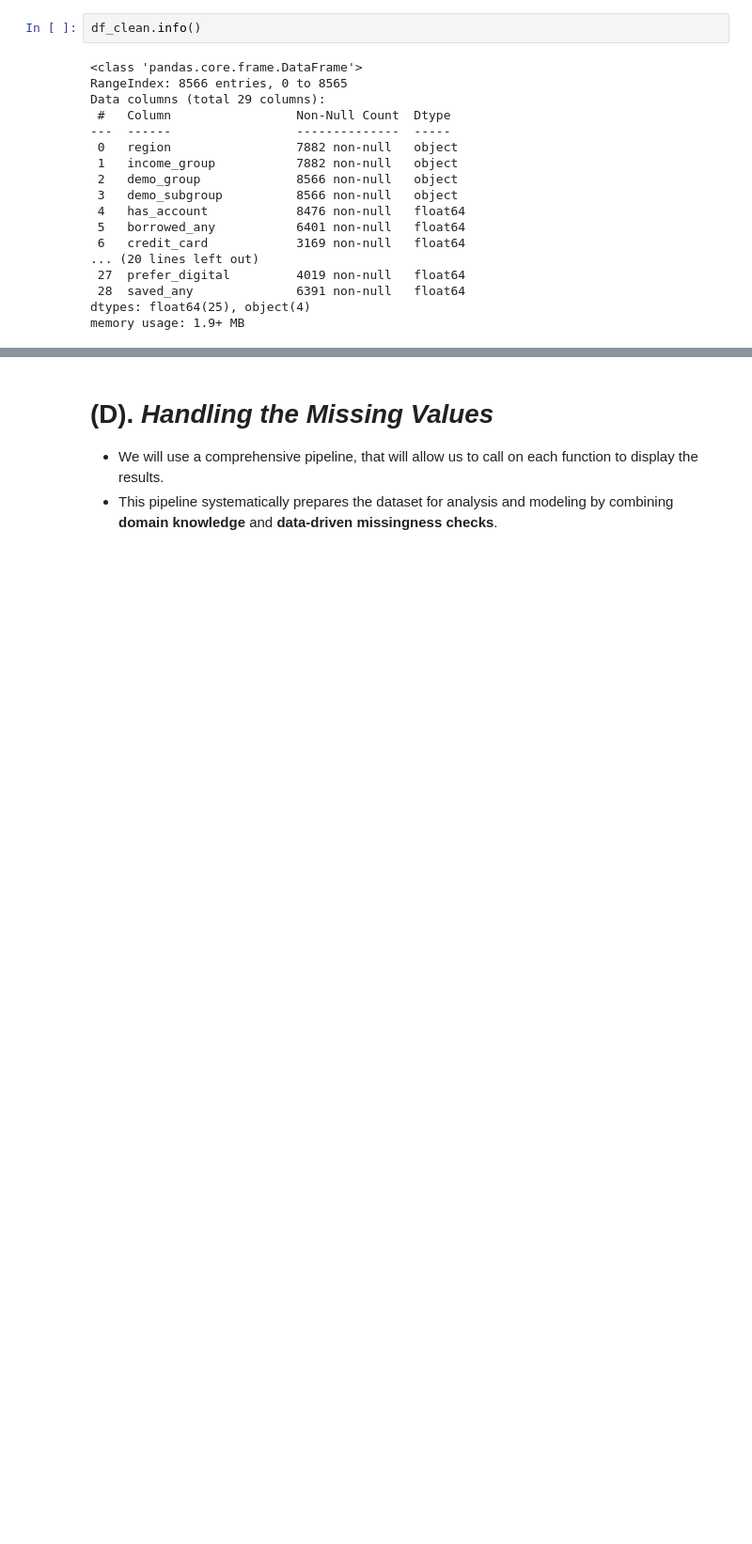
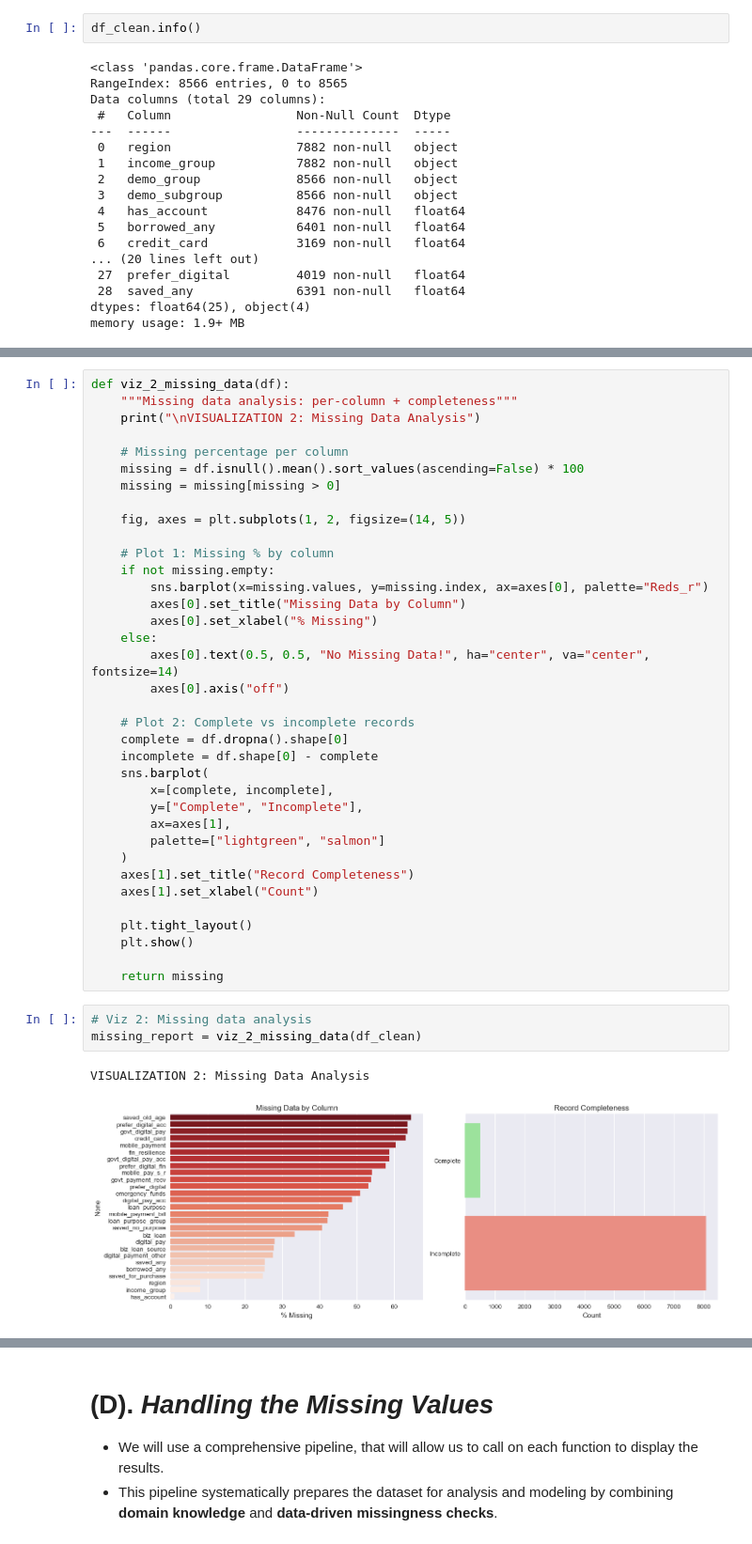
Before and after one commit to VAL-Jerono/FinScope, a Jupyter notebook: FinancialInclusivity.ipynb, the cells around one changed output, grey strips where cells are left out. Shown at 94% size. Saved outputs shown, nothing was run; the diff lists cells and outputs as text; blank space fills up the shorter version.

```diff
--- a/FinancialInclusivity.ipynb
+++ b/FinancialInclusivity.ipynb
@@ -727,0 +843,42 @@ memory usage: 1.9+ MB
+# %%
+def viz_2_missing_data(df):
+    """Missing data analysis: per-column + completeness"""
+    print("\nVISUALIZATION 2: Missing Data Analysis")
+
+    # Missing percentage per column
+    missing = df.isnull().mean().sort_values(ascending=False) * 100
+    missing = missing[missing > 0]
+
+    fig, axes = plt.subplots(1, 2, figsize=(14, 5))
+
+    # Plot 1: Missing % by column
+    if not missing.empty:
+        sns.barplot(x=missing.values, y=missing.index, ax=axes[0], palette="Reds_r")
+        axes[0].set_title("Missing Data by Column")
+        axes[0].set_xlabel("% Missing")
+    else:
+        axes[0].text(0.5, 0.5, "No Missing Data!", ha="center", va="center", fontsize=14)
+        axes[0].axis("off")
+
+    # Plot 2: Complete vs incomplete records
+    complete = df.dropna().shape[0]
+    incomplete = df.shape[0] - complete
+    sns.barplot(
+        x=[complete, incomplete],
+        y=["Complete", "Incomplete"],
+        ax=axes[1],
+        palette=["lightgreen", "salmon"]
+    )
+    axes[1].set_title("Record Completeness")
+    axes[1].set_xlabel("Count")
+
+    plt.tight_layout()
+    plt.show()
+
+    return missing
+# %%
+# Viz 2: Missing data analysis
+missing_report = viz_2_missing_data(df_clean)
+# %% [output]
+VISUALIZATION 2: Missing Data Analysis
+[figure, added]
```
Also changed, not shown: parts of 70 cells of this notebook, 1 other file.
